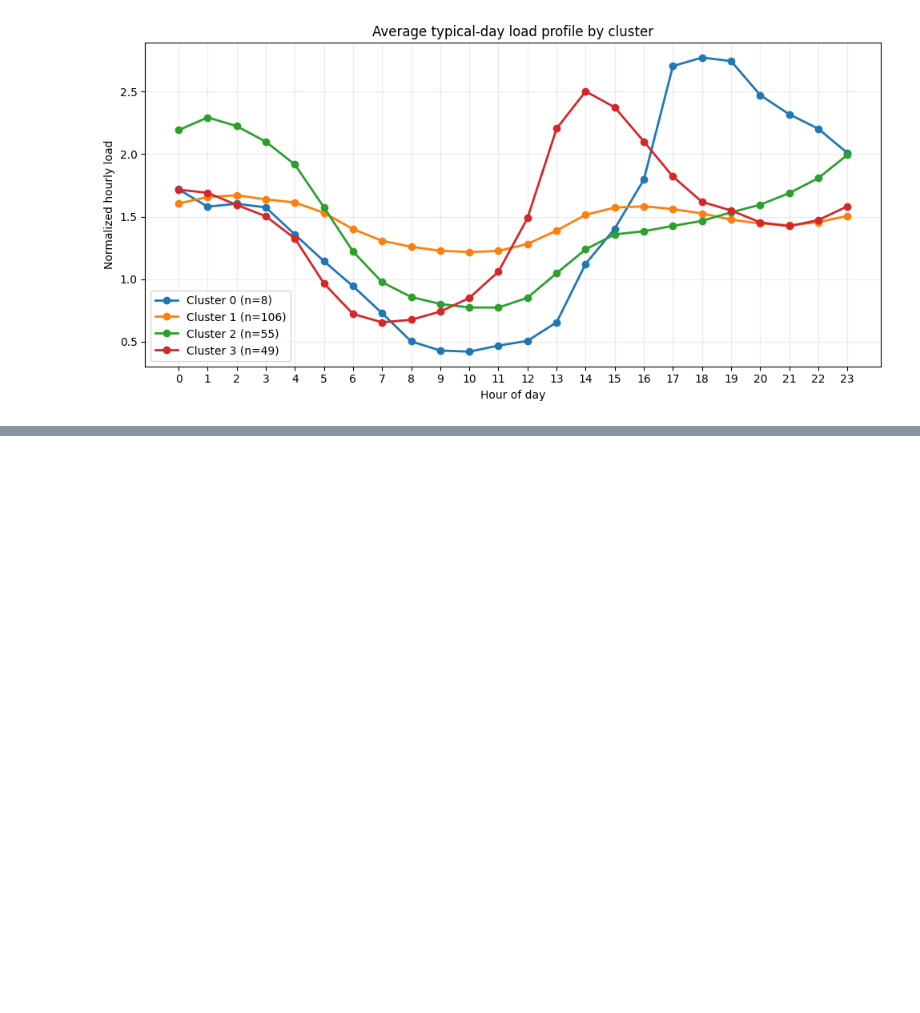
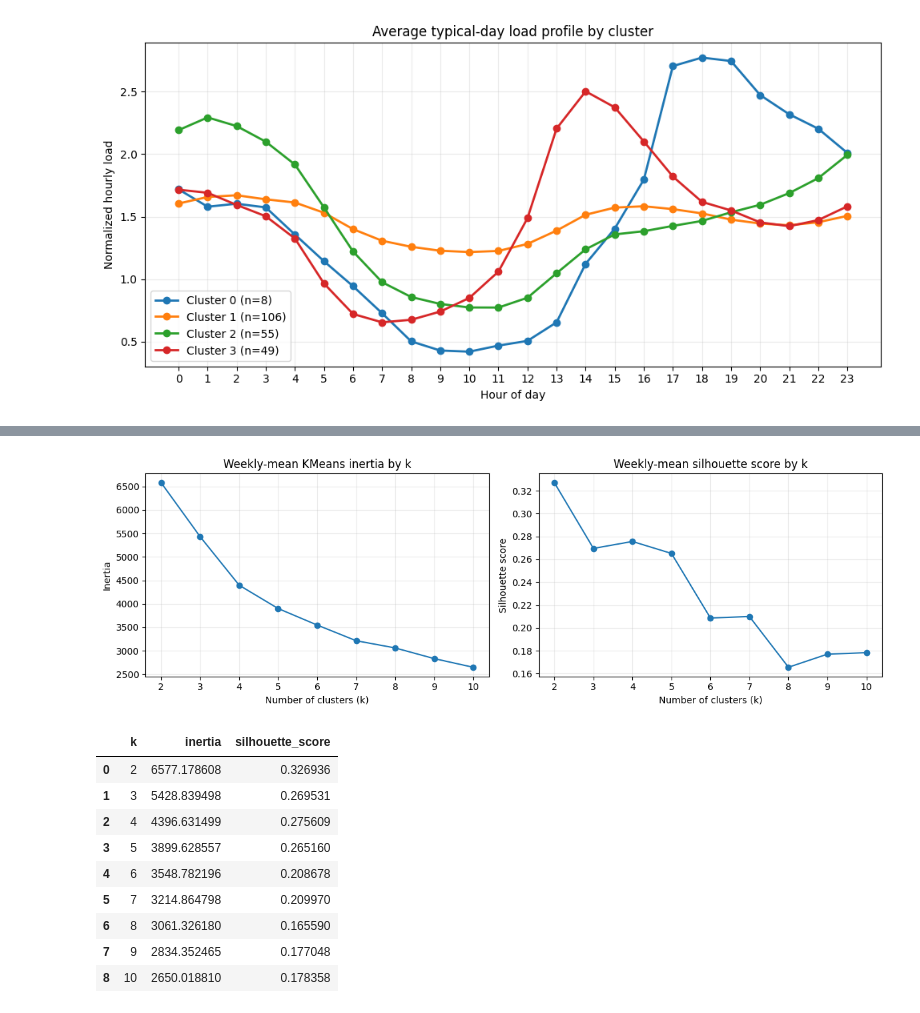
Before and after one commit to AmberJiayuSu/OBGeneration, a Jupyter notebook: validation/notebooks/load_proc.ipynb, the cells around one changed output, grey strips where cells are left out. Saved outputs shown, nothing was run; the diff lists cells and outputs as text; code cells hidden in the pictures; blank space fills up the shorter version.

```diff
--- a/validation/notebooks/load_proc.ipynb
+++ b/validation/notebooks/load_proc.ipynb
@@ -370,0 +400,56 @@ plt.show()
+# %%
+from sklearn.cluster import KMeans
+from sklearn.metrics import silhouette_score
+
+WEEKLY_MEAN_PCA_COMPONENTS = 10
+WEEKLY_MEAN_K_VALUES = range(2, 11)
+
+weekly_mean_scaler = StandardScaler()
+X_weekly_mean = weekly_mean_scaler.fit_transform(weekly_mean_features_for_clustering)
+
+weekly_mean_pca = PCA(n_components=WEEKLY_MEAN_PCA_COMPONENTS, random_state=32)
+weekly_mean_pca_scores = weekly_mean_pca.fit_transform(X_weekly_mean)
+
+weekly_mean_k_diagnostics = []
+for k in WEEKLY_MEAN_K_VALUES:
+    model = KMeans(n_clusters=k, random_state=32, n_init=20)
+    labels = model.fit_predict(weekly_mean_pca_scores)
+    weekly_mean_k_diagnostics.append(
+        {
+            "k": k,
+            "inertia": model.inertia_,
+            "silhouette_score": silhouette_score(weekly_mean_pca_scores, labels),
+        }
+    )
+
+weekly_mean_k_diagnostics = pd.DataFrame(weekly_mean_k_diagnostics)
+
+fig, axes = plt.subplots(1, 2, figsize=(12, 4))
+axes[0].plot(weekly_mean_k_diagnostics["k"], weekly_mean_k_diagnostics["inertia"], marker="o")
+axes[0].set_title("Weekly-mean KMeans inertia by k")
+axes[0].set_xlabel("Number of clusters (k)")
+axes[0].set_ylabel("Inertia")
+axes[0].grid(True, alpha=0.25)
+
+axes[1].plot(weekly_mean_k_diagnostics["k"], weekly_mean_k_diagnostics["silhouette_score"], marker="o")
+axes[1].set_title("Weekly-mean silhouette score by k")
+axes[1].set_xlabel("Number of clusters (k)")
+axes[1].set_ylabel("Silhouette score")
+axes[1].grid(True, alpha=0.25)
+
+plt.tight_layout()
+plt.show()
+
+display(weekly_mean_k_diagnostics)
+# %% [output]
+[figure, added]
+|  | k | inertia | silhouette_score |
+| 0 | 2 | 6577.178608 | 0.326936 |
+| 1 | 3 | 5428.839498 | 0.269531 |
+| 2 | 4 | 4396.631499 | 0.275609 |
+| 3 | 5 | 3899.628557 | 0.265160 |
+| 4 | 6 | 3548.782196 | 0.208678 |
+| 5 | 7 | 3214.864798 | 0.209970 |
+| 6 | 8 | 3061.326180 | 0.165590 |
+| 7 | 9 | 2834.352465 | 0.177048 |
+| 8 | 10 | 2650.018810 | 0.178358 |
```
Also changed, not shown: parts of 12 cells of this notebook.
